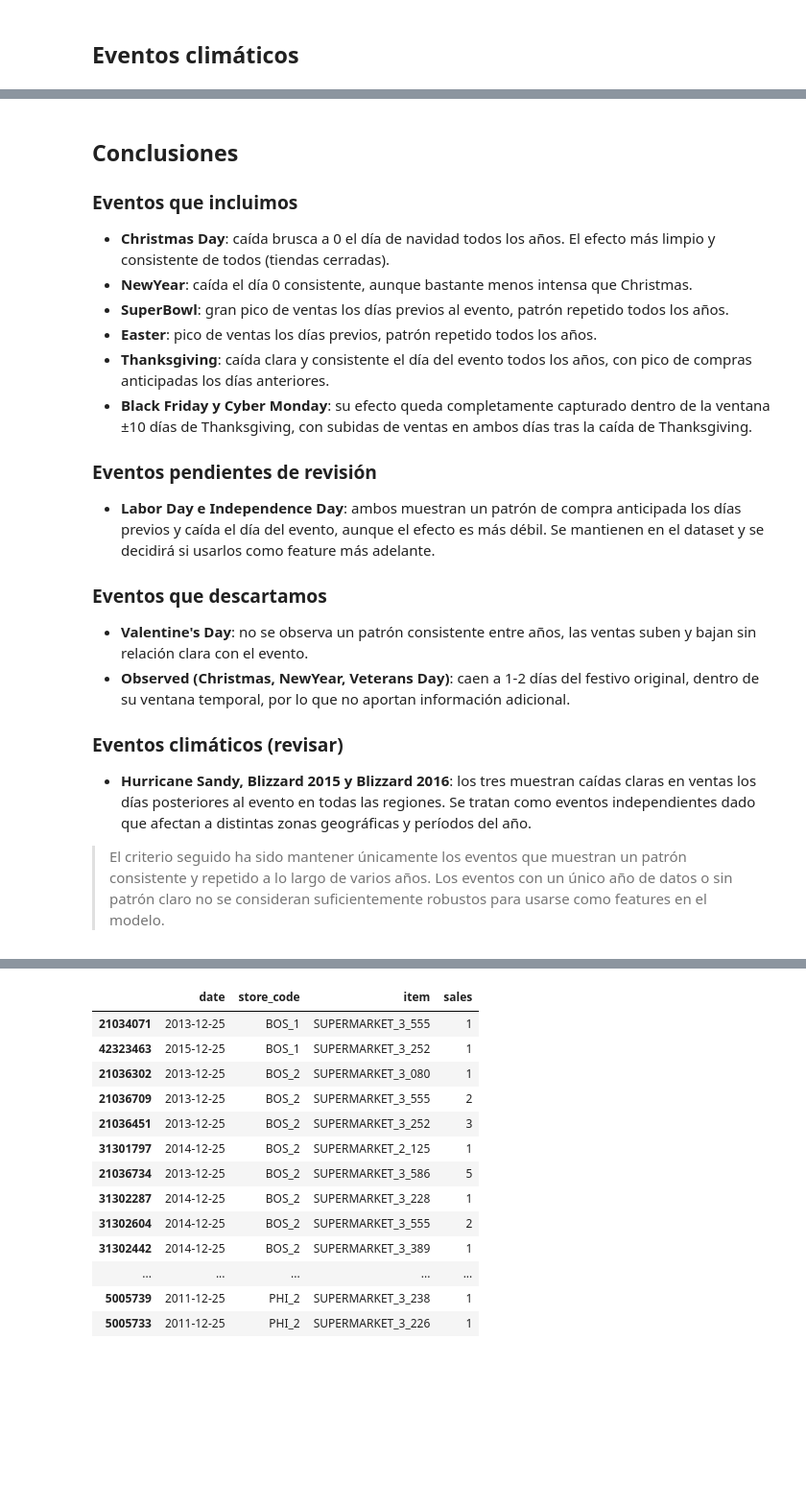
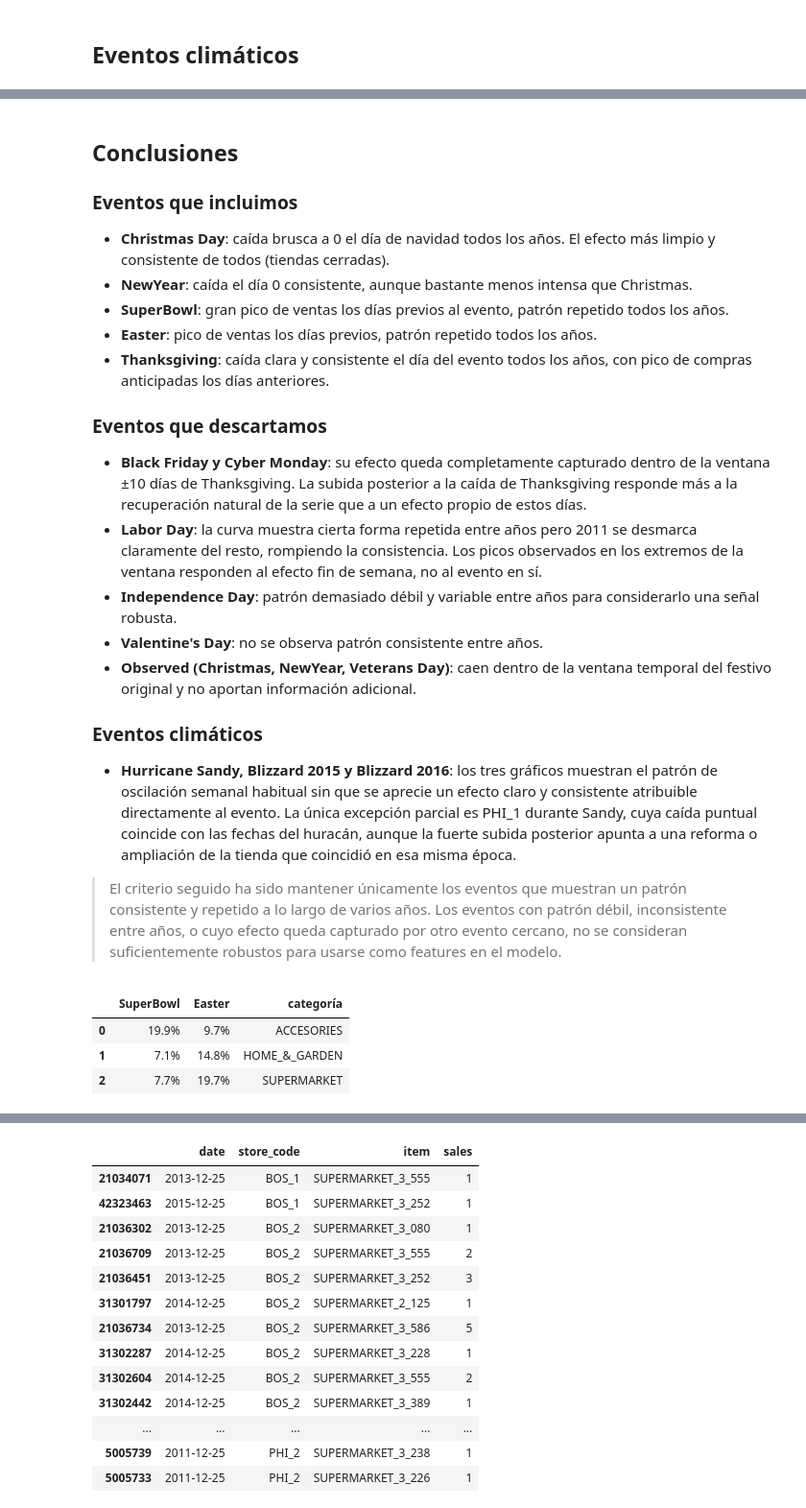
Before and after one commit to luciazarpe/TFM, a Jupyter notebook: eda.ipynb, the cells around one changed output, grey strips where cells are left out. Shown at 96% size. Saved outputs shown, nothing was run; the diff lists cells and outputs as text; code cells hidden in the pictures; blank space fills up the shorter version.

Commit message:
Análisis de categorias y mejoras

```diff
--- a/eda.ipynb
+++ b/eda.ipynb
@@ -516,13 +563,15 @@ for evento in eventos_importantes:
 # %% [markdown]
 ## Eventos climáticos
 # %%
-evento_fechas = ['2012-10-29', '2012-10-30',  # Sandy
-                 '2015-01-26', '2015-01-27',  # Blizzard 2015
-                 '2016-01-23', '2016-01-24']  # Blizzard 2016
+evento_fechas = {
+    '2012-10-29': 'Hurricane Sandy',
+    '2015-01-26': 'Blizzard 2015',
+    '2016-01-23': 'Blizzard 2016',
+}
 
-fechas = pd.to_datetime(evento_fechas)
+fechas = {pd.to_datetime(f): nombre for f, nombre in evento_fechas.items()}
 
-for fecha in fechas:
+for fecha, nombre in fechas.items():
     ventana = df[(df['date'] >= fecha - pd.Timedelta(days=10)) &
                  (df['date'] <= fecha + pd.Timedelta(days=10))]
 
@@ -530,7 +579,7 @@ for fecha in fechas:
     ventas_region['dia_relativo'] = (ventas_region['date'] - fecha).dt.days
 
     fig = px.line(ventas_region, x='dia_relativo', y='sales', color='region',
-                  title=f'Ventas por región ±10 días — {str(fecha)[:10]}',
+                  title=f'Ventas por región ±10 días — {nombre} ({str(fecha)[:10]})',
                   labels={'dia_relativo': 'Días respecto al evento', 'sales': 'Ventas'})
     fig.add_vline(x=0, line_dash='dash', line_color='red')
     fig.show()
@@ -550,19 +596,57 @@ for fecha in fechas:
 - **SuperBowl**: gran pico de ventas los días previos al evento, patrón repetido todos los años.
 - **Easter**: pico de ventas los días previos, patrón repetido todos los años.
 - **Thanksgiving**: caída clara y consistente el día del evento todos los años, con pico de compras anticipadas los días anteriores.
-- **Black Friday y Cyber Monday**: su efecto queda completamente capturado dentro de la ventana ±10 días de Thanksgiving, con subidas de ventas en ambos días tras la caída de Thanksgiving.
-
-### Eventos pendientes de revisión
-- **Labor Day e Independence Day**: ambos muestran un patrón de compra anticipada los días previos y caída el día del evento, aunque el efecto es más débil. Se mantienen en el dataset y se decidirá si usarlos como feature más adelante.
 
 ### Eventos que descartamos
-- **Valentine's Day**: no se observa un patrón consistente entre años, las ventas suben y bajan sin relación clara con el evento.
-- **Observed (Christmas, NewYear, Veterans Day)**: caen a 1-2 días del festivo original, dentro de su ventana temporal, por lo que no aportan información adicional.
+- **Black Friday y Cyber Monday**: su efecto queda completamente capturado dentro de la ventana ±10 días de Thanksgiving. La subida posterior a la caída de Thanksgiving responde más a la recuperación natural de la serie que a un efecto propio de estos días.
+- **Labor Day**: la curva muestra cierta forma repetida entre años pero 2011 se desmarca claramente del resto, rompiendo la consistencia. Los picos observados en los extremos de la ventana responden al efecto fin de semana, no al evento en sí.
+- **Independence Day**: patrón demasiado débil y variable entre años para considerarlo una señal robusta.
+- **Valentine's Day**: no se observa patrón consistente entre años.
+- **Observed (Christmas, NewYear, Veterans Day)**: caen dentro de la ventana temporal del festivo original y no aportan información adicional.
 
-### Eventos climáticos (revisar)
-- **Hurricane Sandy, Blizzard 2015 y Blizzard 2016**: los tres muestran caídas claras en ventas los días posteriores al evento en todas las regiones. Se tratan como eventos independientes dado que afectan a distintas zonas geográficas y períodos del año.
+### Eventos climáticos
+- **Hurricane Sandy, Blizzard 2015 y Blizzard 2016**: los tres gráficos muestran el patrón de oscilación semanal habitual sin que se aprecie un efecto claro y consistente atribuible directamente al evento. La única excepción parcial es PHI_1 durante Sandy, cuya caída puntual coincide con las fechas del huracán, aunque la fuerte subida posterior apunta a una reforma o ampliación de la tienda que coincidió en esa misma época.
 
-> El criterio seguido ha sido mantener únicamente los eventos que muestran
-> un patrón consistente y repetido a lo largo de varios años. Los eventos
-> con un único año de datos o sin patrón claro no se consideran suficientemente
-> robustos para usarse como features en el modelo.
+> El criterio seguido ha sido mantener únicamente los eventos que muestran un patrón consistente y repetido a lo largo de varios años. Los eventos con patrón débil, inconsistente entre años, o cuyo efecto queda capturado por otro evento cercano, no se consideran suficientemente robustos para usarse como features en el modelo.
+# %%
+def variacion_por_categoria(df, evento, ventana_pre=3):
+    fechas_evento = df[df['event'] == evento]['date'].unique()
+
+    # Ingresos totales diarios por categoría
+    ventas_diarias = df.groupby(['date', 'category'])['sales'].sum().reset_index()
+
+    # Días con y sin evento
+    fechas_con_evento = df[df['event'].notna()]['date'].unique()
+    fechas_normales   = ventas_diarias[~ventas_diarias['date'].isin(fechas_con_evento)]['date'].unique()
+
+    # Días previos al evento
+    dias_pre = []
+    for fecha in fechas_evento:
+        mask = (ventas_diarias['date'] >= fecha - pd.Timedelta(days=ventana_pre)) & \
+               (ventas_diarias['date'] < fecha)
+        dias_pre.append(ventas_diarias[mask])
+    df_pre = pd.concat(dias_pre)
+
+    # Días normales
+    df_normal = ventas_diarias[ventas_diarias['date'].isin(fechas_normales)]
+
+    media_pre    = df_pre.groupby('category')['sales'].mean()
+    media_normal = df_normal.groupby('category')['sales'].mean()
+
+    variacion = ((media_pre - media_normal) / media_normal * 100).round(1)
+    variacion.name = evento
+    return variacion
+
+
+eventos_analizar = ['SuperBowl', 'Easter']
+tabla = pd.concat([variacion_por_categoria(df, e) for e in eventos_analizar], axis=1)
+tabla.columns = eventos_analizar
+tabla['categoría'] = tabla.index
+tabla = tabla.reset_index(drop=True)
+tabla.style.background_gradient(cmap='Greens', subset=['SuperBowl', 'Easter'])\
+           .format("{:.1f}%", subset=['SuperBowl', 'Easter'])
+# %% [output]
+|  | SuperBowl | Easter | categoría |
+| 0 | 19.9% | 9.7% | ACCESORIES |
+| 1 | 7.1% | 14.8% | HOME_&_GARDEN |
+| 2 | 7.7% | 19.7% | SUPERMARKET |
```
Also changed, not shown: parts of 38 cells of this notebook.
